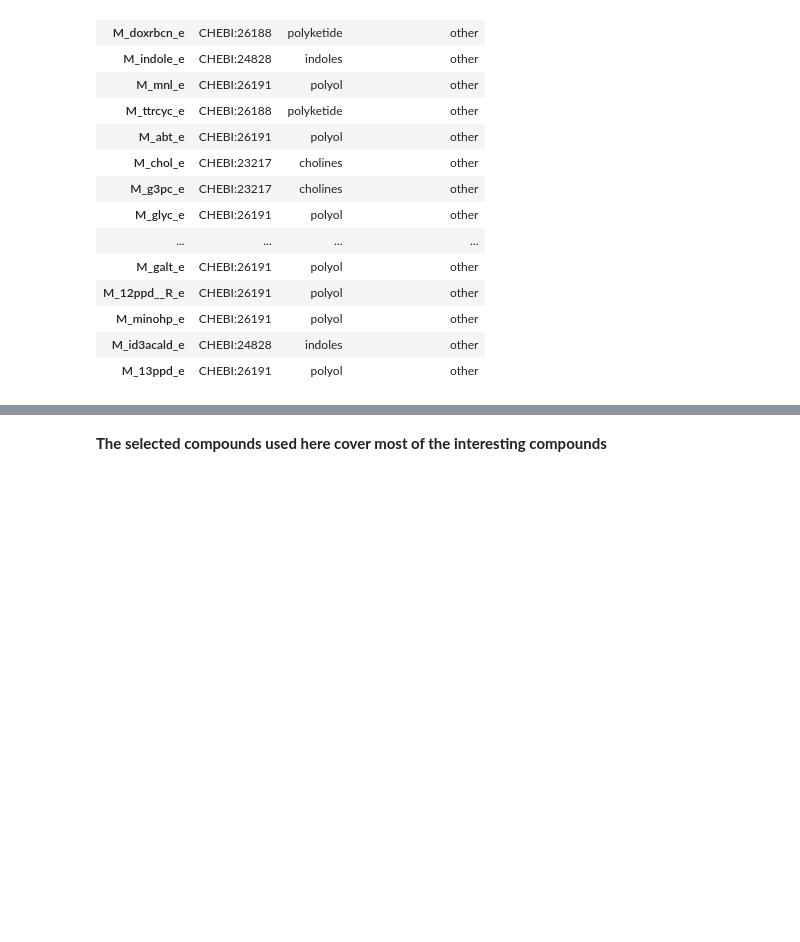
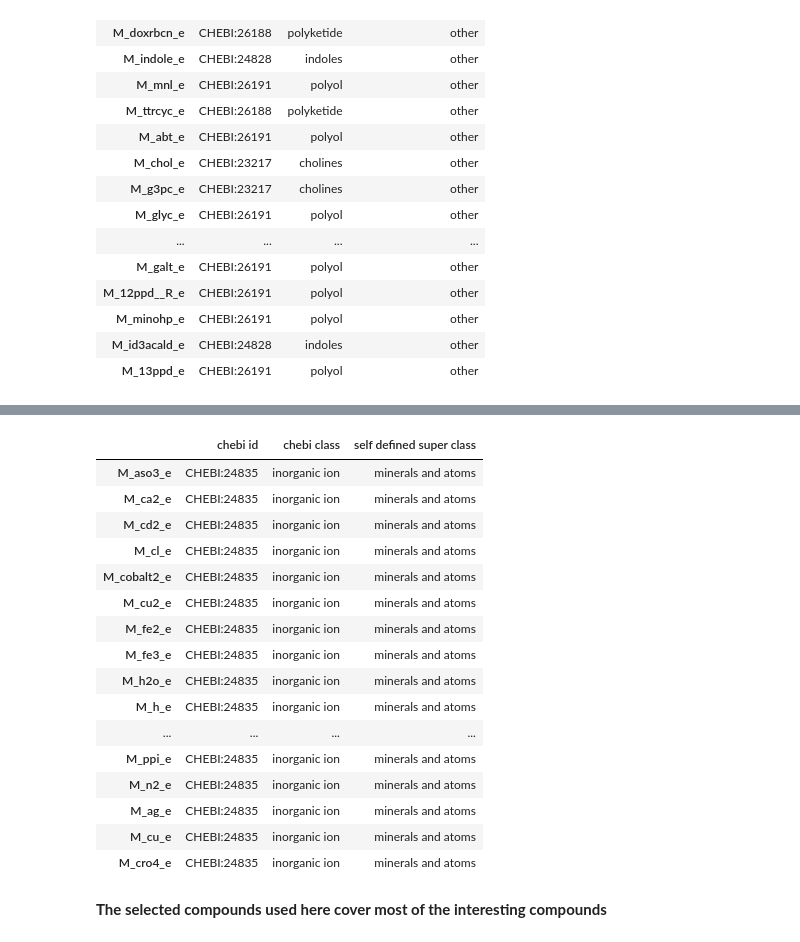
Before and after one commit to IdunBurgos/Enrichment_cultures_GEM_analysis, a Jupyter notebook: a. Notebooks - unclassified but important/Part v. Defining metabolite classes.ipynb, the cells around one changed output, grey strips where cells are left out. Cells and saved outputs as stored; diff of their text form; code cells hidden in the pictures; blank space fills up the shorter version.

```diff
--- a/a. Notebooks - unclassified but important/Part v. Defining metabolite classes.ipynb
+++ b/a. Notebooks - unclassified but important/Part v. Defining metabolite classes.ipynb
@@ -586,3 +586,23 @@ met_chebi_df[met_chebi_df["self defined super class"]=="other"]
+# %%
+met_chebi_df[met_chebi_df["self defined super class"]=="minerals and atoms"]
+# %% [output]
+|  | chebi id | chebi class | self defined super class |
+| M_aso3_e | CHEBI:24835 | inorganic ion | minerals and atoms |
+| M_ca2_e | CHEBI:24835 | inorganic ion | minerals and atoms |
+| M_cd2_e | CHEBI:24835 | inorganic ion | minerals and atoms |
+| M_cl_e | CHEBI:24835 | inorganic ion | minerals and atoms |
+| M_cobalt2_e | CHEBI:24835 | inorganic ion | minerals and atoms |
+| M_cu2_e | CHEBI:24835 | inorganic ion | minerals and atoms |
+| M_fe2_e | CHEBI:24835 | inorganic ion | minerals and atoms |
+| M_fe3_e | CHEBI:24835 | inorganic ion | minerals and atoms |
+| M_h2o_e | CHEBI:24835 | inorganic ion | minerals and atoms |
+| M_h_e | CHEBI:24835 | inorganic ion | minerals and atoms |
+| ... | ... | ... | ... |
+| M_ppi_e | CHEBI:24835 | inorganic ion | minerals and atoms |
+| M_n2_e | CHEBI:24835 | inorganic ion | minerals and atoms |
+| M_ag_e | CHEBI:24835 | inorganic ion | minerals and atoms |
+| M_cu_e | CHEBI:24835 | inorganic ion | minerals and atoms |
+| M_cro4_e | CHEBI:24835 | inorganic ion | minerals and atoms |
 # %% [markdown]
 **The selected compounds used here cover most of the interesting compounds**
 # %%
```
Also changed, not shown: parts of 8 cells of this notebook, 6 other files.
